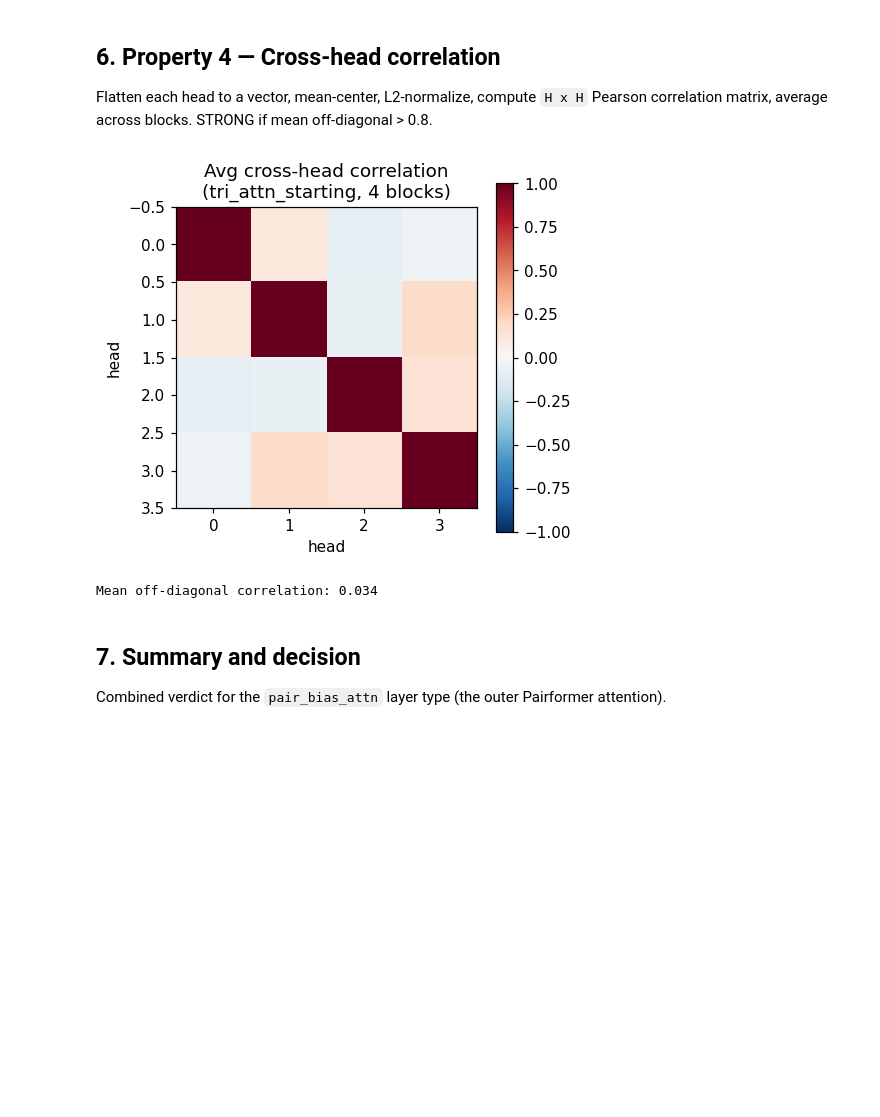
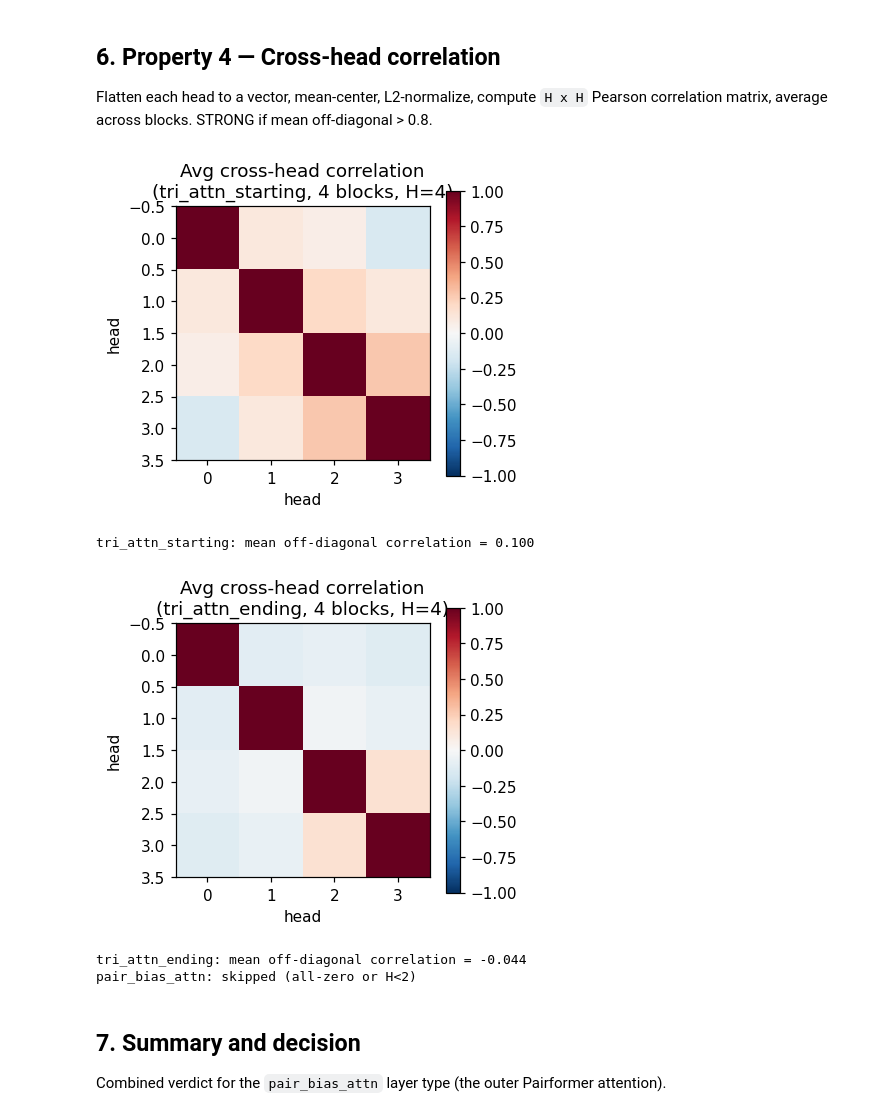
Before and after one commit to RTae/MegaFold, a Jupyter notebook: notebooks/analyze_pair_bias_patterns.ipynb, the cells around one changed output. Cells and saved outputs as stored; diff of their text form; code cells hidden in the pictures; blank space fills up the shorter version.

```diff
--- a/notebooks/analyze_pair_bias_patterns.ipynb
+++ b/notebooks/analyze_pair_bias_patterns.ipynb
@@ -285,48 +308,61 @@ correlation matrix, average across blocks. STRONG if mean off-diagonal > 0.8.
 # %%
 def head_correlation_matrix(B: torch.Tensor) -> torch.Tensor | None:
     t = as_hnn(B)
     H = t.shape[0]
+    if H < 2:
+        return None
     flat = t.reshape(H, -1)
     flat = flat - flat.mean(dim=1, keepdim=True)
     norms = flat.norm(dim=1, keepdim=True)
     if (norms == 0).any():
         return None
     normalized = flat / norms
     return normalized @ normalized.T
 
 
-target_ltype = "pair_bias_attn" if "pair_bias_attn" in by_layer else next(iter(by_layer))
-corrs = []
-for B in by_layer[target_ltype].values():
-    c = head_correlation_matrix(B)
-    if c is not None:
-        corrs.append(c)
+mean_off_corr_by_ltype: dict[str, float] = {}
 
-mean_off_corr: float = float("nan")
-if corrs:
-    # Use min H across blocks to allow stacking.
+for target_ltype, ltype_blocks in by_layer.items():
+    corrs = []
+    for B in ltype_blocks.values():
+        c = head_correlation_matrix(B)
+        if c is not None:
+            corrs.append(c)
+
+    if not corrs:
+        print(f"{target_ltype}: skipped (all-zero or H<2)")
+        mean_off_corr_by_ltype[target_ltype] = float("nan")
+        continue
+
     H_min = min(c.shape[0] for c in corrs)
     stacked = torch.stack([c[:H_min, :H_min] for c in corrs])
     avg_corr = stacked.mean(dim=0)
 
-    fig, ax = plt.subplots(figsize=(4.5, 4))
+    fig, ax = plt.subplots(figsize=(max(4, H_min * 0.4 + 2), max(3.5, H_min * 0.4 + 1.5)))
     im = ax.imshow(avg_corr.numpy(), cmap="RdBu_r", vmin=-1, vmax=1)
     plt.colorbar(im, ax=ax)
     ax.set_xlabel("head")
     ax.set_ylabel("head")
-    ax.set_title(f"Avg cross-head correlation\n({target_ltype}, {len(corrs)} blocks)")
+    ax.set_title(f"Avg cross-head correlation\n({target_ltype}, {len(corrs)} blocks, H={H_min})")
     plt.tight_layout()
     plt.show()
 
-    H = avg_corr.shape[0]
-    mask = 1 - torch.eye(H)
-    mean_off_corr = ((avg_corr * mask).sum() / mask.sum()).item()
-    print(f"Mean off-diagonal correlation: {mean_off_corr:.3f}")
-else:
-    print(f"No correlation matrices computed for {target_ltype}.")
+    mask = 1 - torch.eye(H_min)
+    mean_off = ((avg_corr * mask).sum() / mask.sum()).item()
+    mean_off_corr_by_ltype[target_ltype] = mean_off
+    print(f"{target_ltype}: mean off-diagonal correlation = {mean_off:.3f}")
+
+# Expose the main pairformer pair_bias value for the summary cell.
+mean_off_corr = mean_off_corr_by_ltype.get(
+    "pair_bias_attn",
+    next(iter(mean_off_corr_by_ltype.values()), float("nan")),
+)
 # %% [output]
-[figure, old version]
+[figure, new version]
-Mean off-diagonal correlation: 0.034
+tri_attn_starting: mean off-diagonal correlation = 0.100
+[figure, added]
+tri_attn_ending: mean off-diagonal correlation = -0.044
+pair_bias_attn: skipped (all-zero or H<2)
 # %% [markdown]
 ## 7. Summary and decision
 
```
Also changed, not shown: parts of 5 cells of this notebook, 1 other file.
